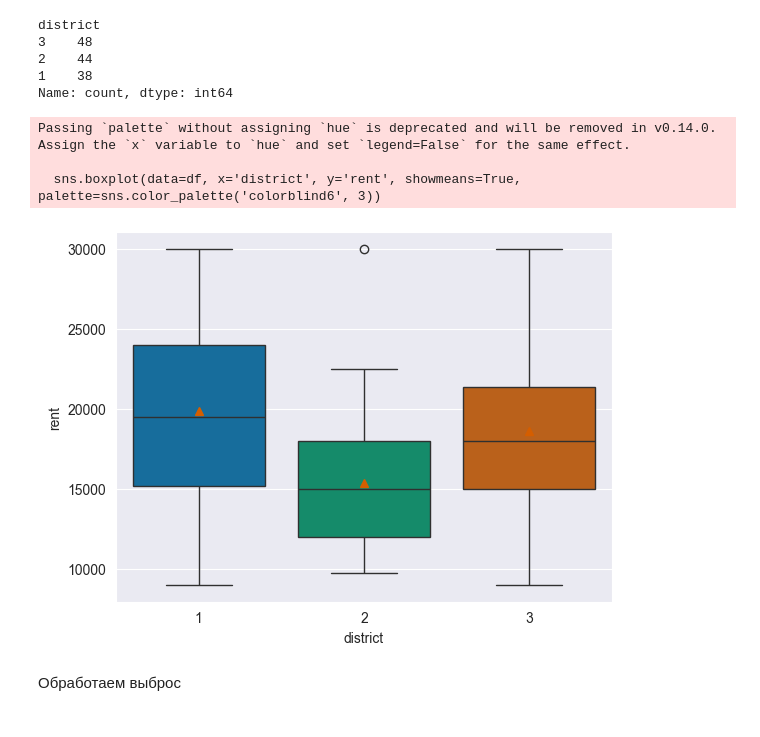
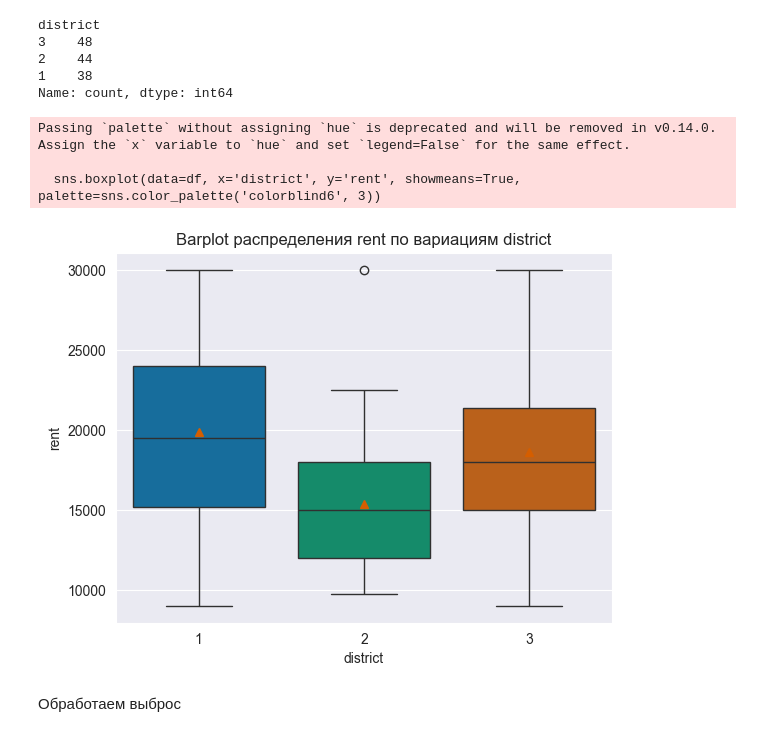
Before and after one commit to Torgovatel/Projects, a Jupyter notebook: DS/study-tsu-rent-ra/src/main.ipynb, the cells around one changed output. Cells and saved outputs as stored; diff of their text form; code cells hidden in the pictures.

```diff
--- a/DS/study-tsu-rent-ra/src/main.ipynb
+++ b/DS/study-tsu-rent-ra/src/main.ipynb
@@ -263,12 +265,13 @@ district
 Name: count, dtype: int64
 # %%
 sns.boxplot(data=df, x='district', y='rent', showmeans=True, palette=sns.color_palette('colorblind6', 3))
+plt.title('Barplot распределения rent по вариациям district')
 plt.show()
 # %% [output]
 Passing `palette` without assigning `hue` is deprecated and will be removed in v0.14.0. Assign the `x` variable to `hue` and set `legend=False` for the same effect.
 
   sns.boxplot(data=df, x='district', y='rent', showmeans=True, palette=sns.color_palette('colorblind6', 3))
-[figure, old version]
+[figure, new version]
 # %% [markdown]
 Обработаем выброс
 # %%
```
Also changed, not shown: parts of 35 cells of this notebook.
